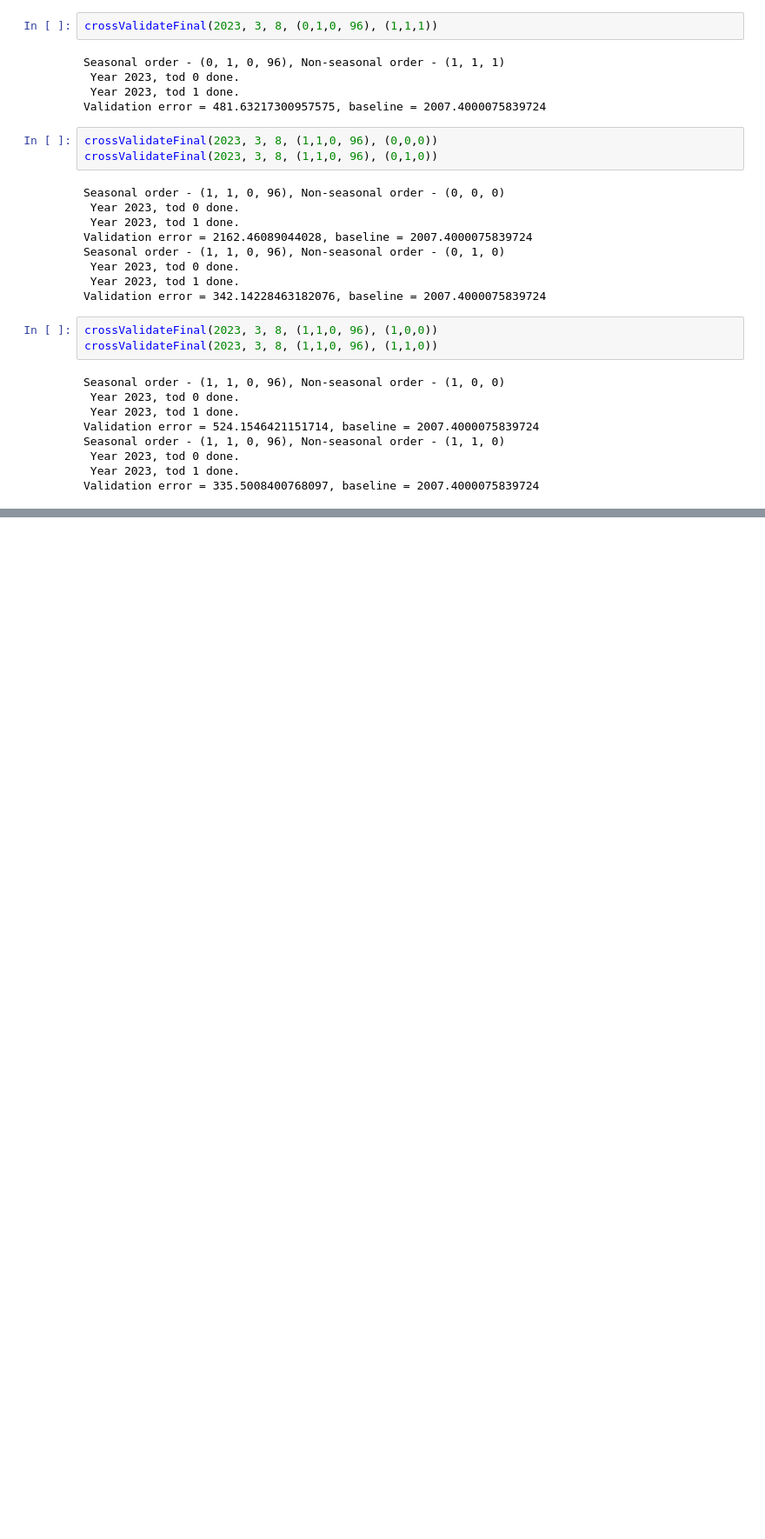
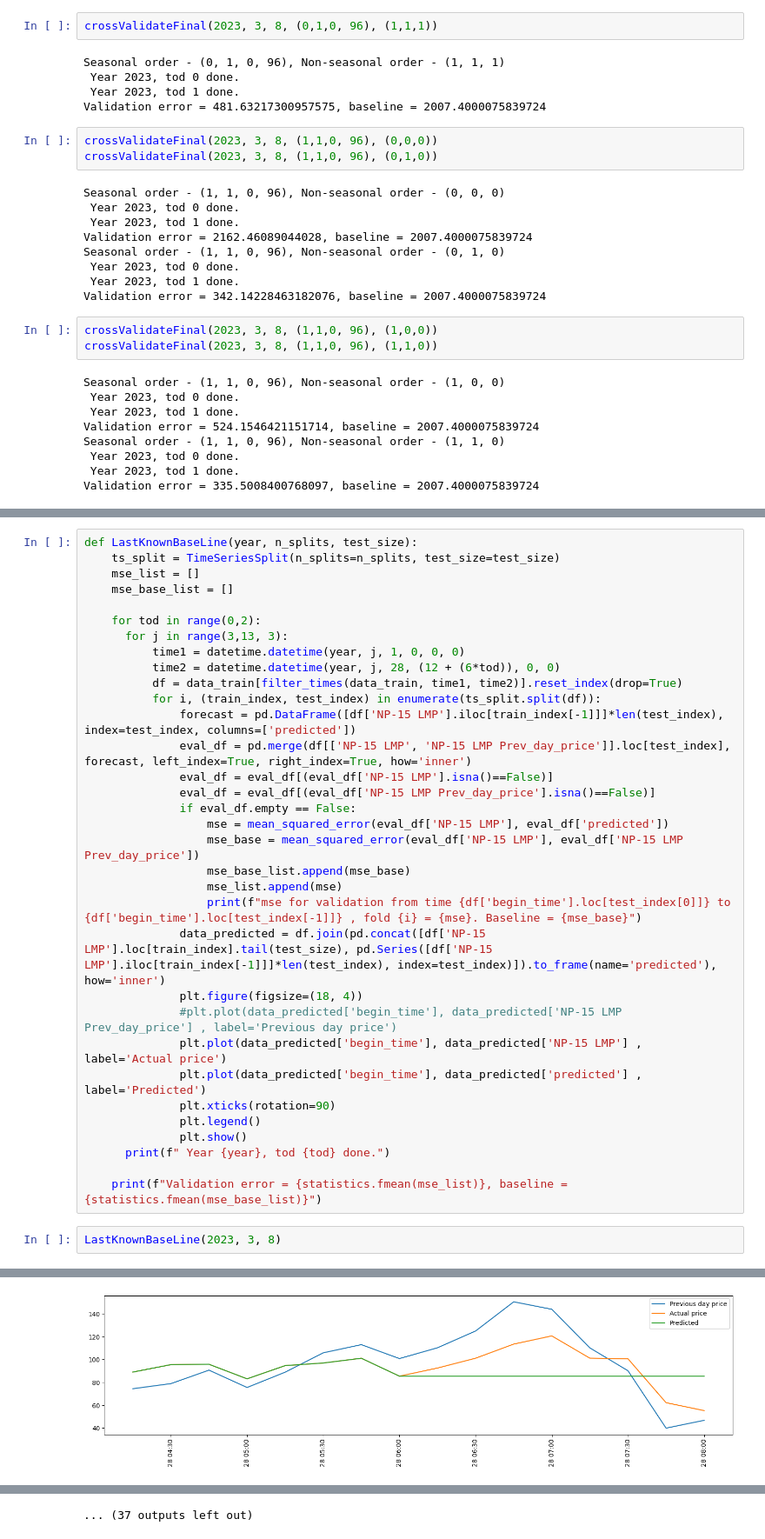
Before and after one commit to shabarishch/PowerPrices, a Jupyter notebook: modeling_realtime.ipynb, the cells around one changed output, grey strips where cells are left out. Shown at 87% size. Cells and saved outputs as stored; diff of their text form; blank space fills up the shorter version.

Commit message:
Baseline error for last known price

```diff
--- a/modeling_realtime.ipynb
+++ b/modeling_realtime.ipynb
@@ -176,0 +161,36 @@ crossValidateFinal(2022, 3, 8, (1,1,0, 96), (0,1,0), 1)
+# %%
+def LastKnownBaseLine(year, n_splits, test_size):
+    ts_split = TimeSeriesSplit(n_splits=n_splits, test_size=test_size)
+    mse_list = []
+    mse_base_list = []
+
+    for tod in range(0,2):
+      for j in range(3,13, 3):
+          time1 = datetime.datetime(year, j, 1, 0, 0, 0)
+          time2 = datetime.datetime(year, j, 28, (12 + (6*tod)), 0, 0)
+          df = data_train[filter_times(data_train, time1, time2)].reset_index(drop=True)
+          for i, (train_index, test_index) in enumerate(ts_split.split(df)):
+              forecast = pd.DataFrame([df['NP-15 LMP'].iloc[train_index[-1]]]*len(test_index), index=test_index, columns=['predicted'])
+              eval_df = pd.merge(df[['NP-15 LMP', 'NP-15 LMP Prev_day_price']].loc[test_index], forecast, left_index=True, right_index=True, how='inner')
+              eval_df = eval_df[(eval_df['NP-15 LMP'].isna()==False)]
+              eval_df = eval_df[(eval_df['NP-15 LMP Prev_day_price'].isna()==False)]
+              if eval_df.empty == False:
+                  mse = mean_squared_error(eval_df['NP-15 LMP'], eval_df['predicted'])
+                  mse_base = mean_squared_error(eval_df['NP-15 LMP'], eval_df['NP-15 LMP Prev_day_price'])
+                  mse_base_list.append(mse_base)
+                  mse_list.append(mse)
+                  print(f"mse for validation from time {df['begin_time'].loc[test_index[0]]} to {df['begin_time'].loc[test_index[-1]]} , fold {i} = {mse}. Baseline = {mse_base}")
+              data_predicted = df.join(pd.concat([df['NP-15 LMP'].loc[train_index].tail(test_size), pd.Series([df['NP-15 LMP'].iloc[train_index[-1]]]*len(test_index), index=test_index)]).to_frame(name='predicted'), how='inner')
+              plt.figure(figsize=(18, 4))
+              #plt.plot(data_predicted['begin_time'], data_predicted['NP-15 LMP Prev_day_price'] , label='Previous day price')
+              plt.plot(data_predicted['begin_time'], data_predicted['NP-15 LMP'] , label='Actual price')
+              plt.plot(data_predicted['begin_time'], data_predicted['predicted'] , label='Predicted')
+              plt.xticks(rotation=90)
+              plt.legend()
+              plt.show()
+      print(f" Year {year}, tod {tod} done.")
+
+    print(f"Validation error = {statistics.fmean(mse_list)}, baseline = {statistics.fmean(mse_base_list)}")
+# %%
+LastKnownBaseLine(2023, 3, 8)
+# %% [output]
@@ -176,0 +198 @@ crossValidateFinal(2022, 3, 8, (1,1,0, 96), (0,1,0), 1)
+[figure, added]
@@ -176,0 +209 @@ crossValidateFinal(2022, 3, 8, (1,1,0, 96), (0,1,0), 1)
+... (37 outputs left out)
```
Also changed, not shown: parts of 7 cells of this notebook.
